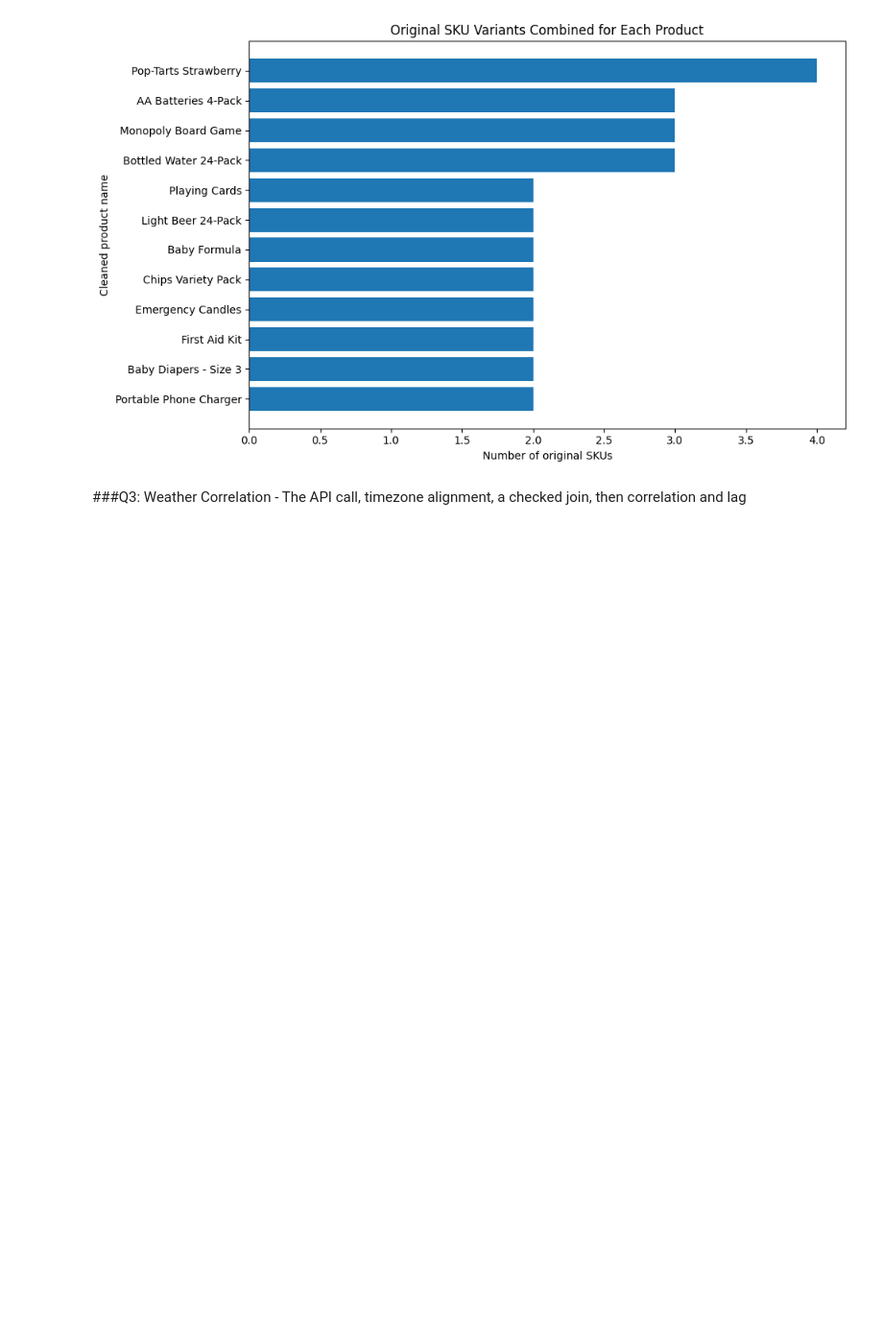
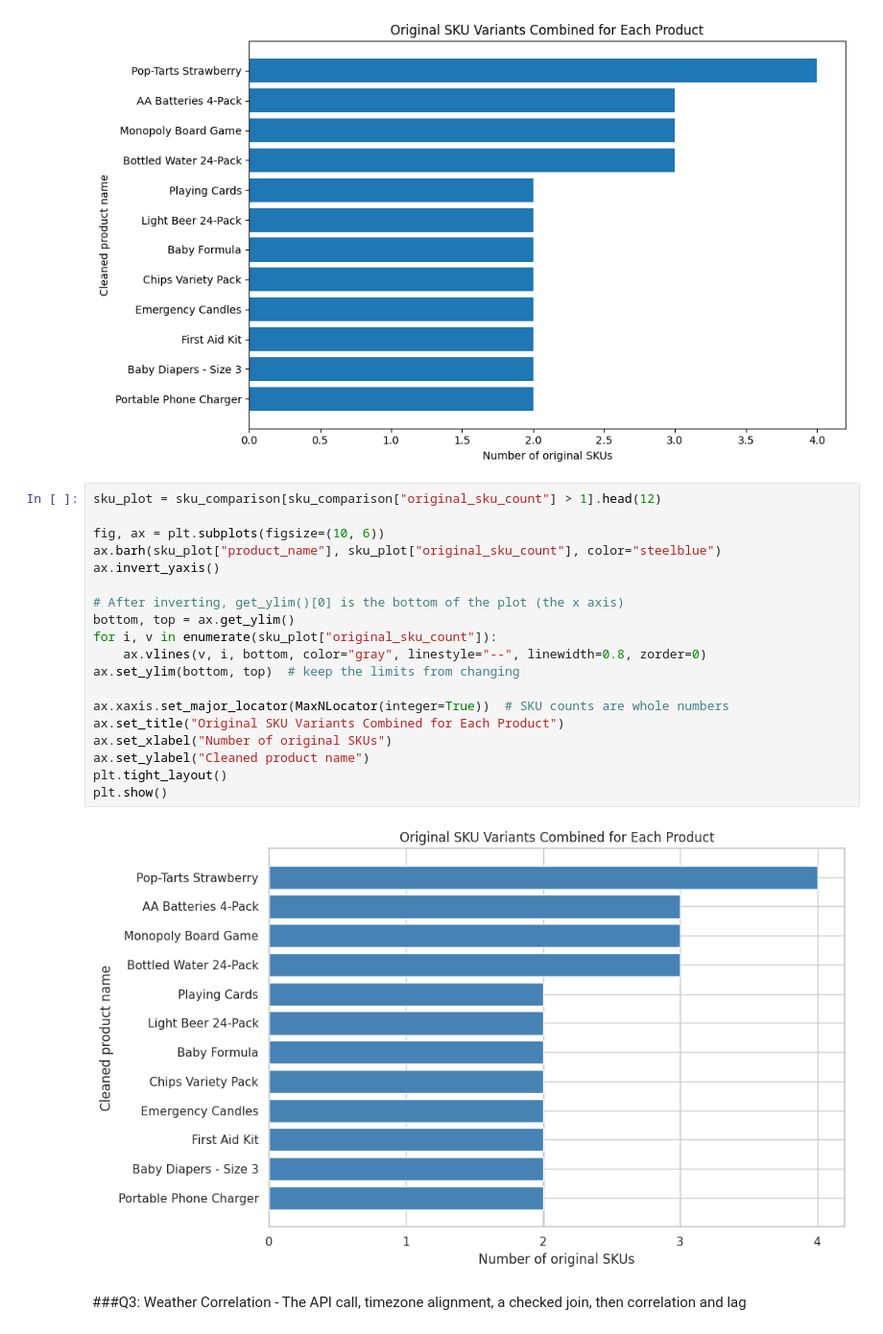
Before and after one commit to Fespinoza1477/walmart-hurricane-project, a Jupyter notebook: Notebooks/Team_Notebook.ipynb, the cells around one changed output. Shown at 96% size. Saved outputs shown, nothing was run; the diff lists cells and outputs as text; blank space fills up the shorter version.

```diff
--- a/Notebooks/Team_Notebook.ipynb
+++ b/Notebooks/Team_Notebook.ipynb
@@ -595,6 +596,27 @@ Distinct cleaned SKUs: 20
 | 10 | LED-FLASH | LED Flashlight | 2 | 2897 | 1460 |
 | 14 | SOUP | Canned Soup | 2 | 2631 | 1049 |
 [figure]
+# %%
+sku_plot = sku_comparison[sku_comparison["original_sku_count"] > 1].head(12)
+
+fig, ax = plt.subplots(figsize=(10, 6))
+ax.barh(sku_plot["product_name"], sku_plot["original_sku_count"], color="steelblue")
+ax.invert_yaxis()
+
+# After inverting, get_ylim()[0] is the bottom of the plot (the x axis)
+bottom, top = ax.get_ylim()
+for i, v in enumerate(sku_plot["original_sku_count"]):
+    ax.vlines(v, i, bottom, color="gray", linestyle="--", linewidth=0.8, zorder=0)
+ax.set_ylim(bottom, top)  # keep the limits from changing
+
+ax.xaxis.set_major_locator(MaxNLocator(integer=True))  # SKU counts are whole numbers
+ax.set_title("Original SKU Variants Combined for Each Product")
+ax.set_xlabel("Number of original SKUs")
+ax.set_ylabel("Cleaned product name")
+plt.tight_layout()
+plt.show()
+# %% [output]
+[figure, added]
 # %% [markdown]
 ###Q3: Weather Correlation - The API call, timezone alignment, a checked join, then correlation and lag
 # %%
```
Also changed, not shown: parts of 1 cell of this notebook.
